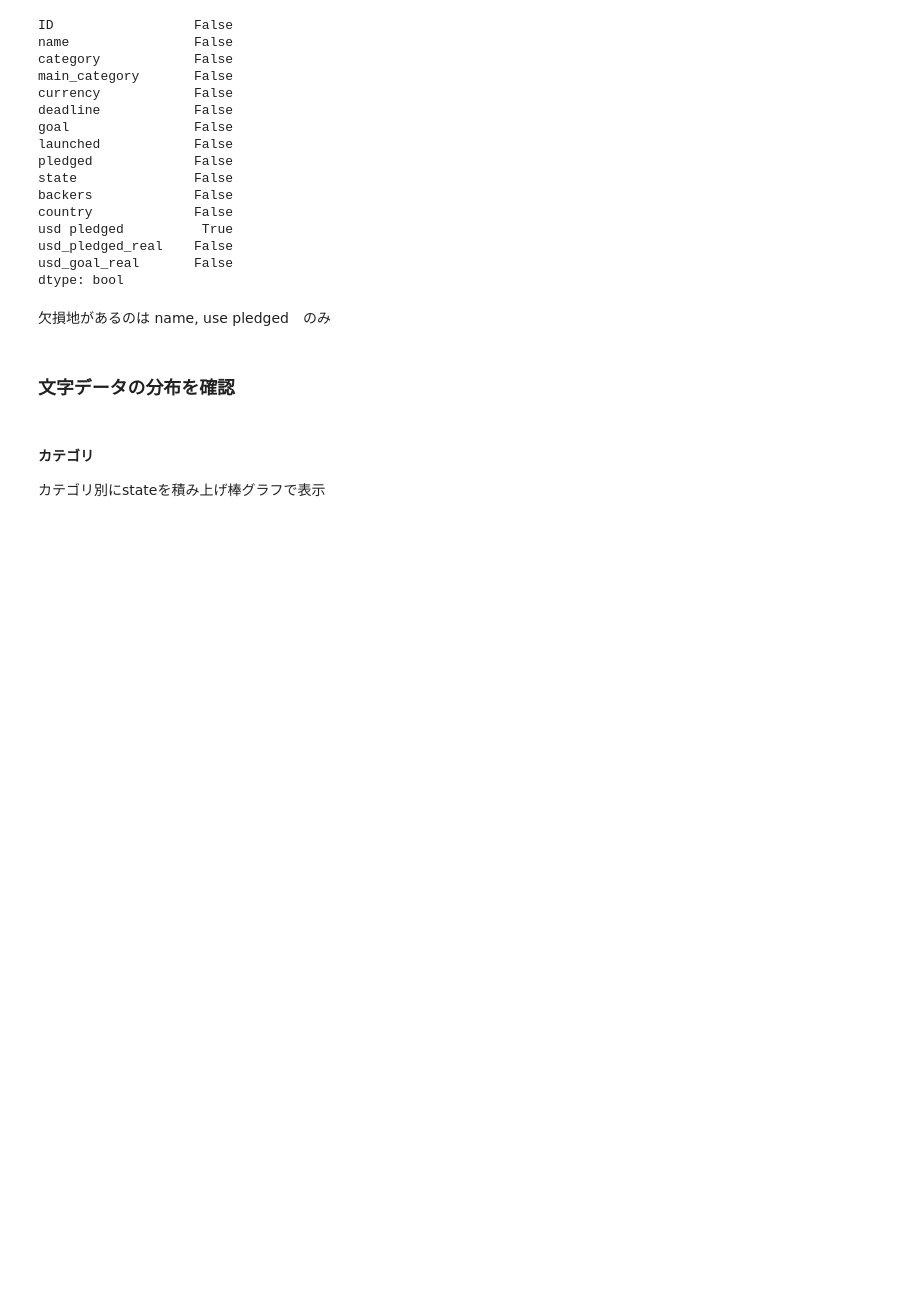
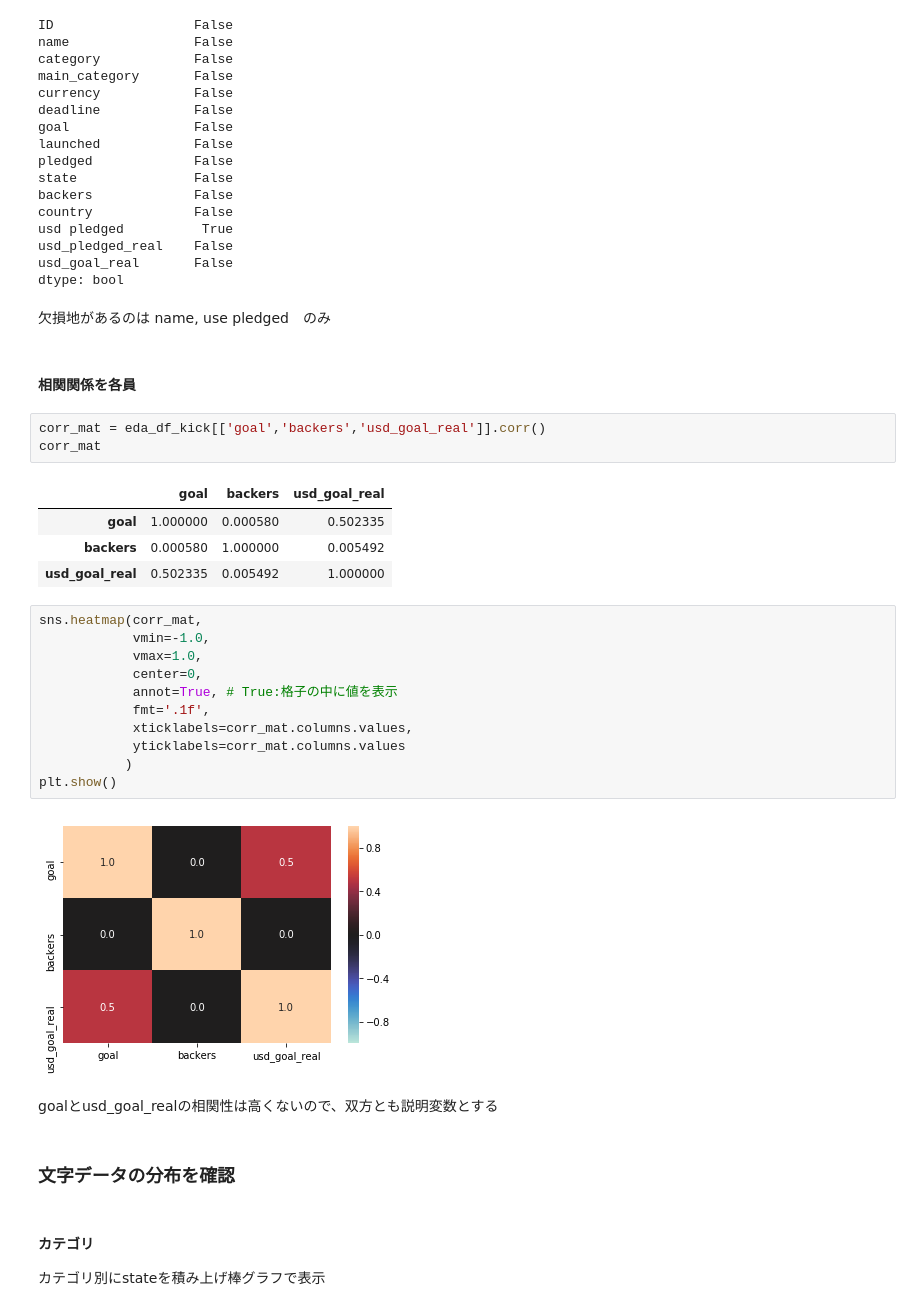
Before and after one commit to KohsakuNishida/SkillupAI_ml_online2, a Jupyter notebook: Day2_work_KohsakuNishida.ipynb, the cells around one changed output. Saved outputs shown, nothing was run; the diff lists cells and outputs as text; blank space fills up the shorter version.

```diff
--- a/Day2_work_KohsakuNishida.ipynb
+++ b/Day2_work_KohsakuNishida.ipynb
@@ -118,6 +118,31 @@ usd_goal_real       False
 dtype: bool
 # %% [markdown]
 欠損地があるのは name, use pledged　のみ
+# %% [markdown]
+#### 相関関係を各員
+# %%
+corr_mat = eda_df_kick[['goal','backers','usd_goal_real']].corr()
+corr_mat
+# %% [output]
+|  | goal | backers | usd_goal_real |
+| goal | 1.000000 | 0.000580 | 0.502335 |
+| backers | 0.000580 | 1.000000 | 0.005492 |
+| usd_goal_real | 0.502335 | 0.005492 | 1.000000 |
+# %%
+sns.heatmap(corr_mat,
+            vmin=-1.0,
+            vmax=1.0,
+            center=0,
+            annot=True, # True:格子の中に値を表示
+            fmt='.1f',
+            xticklabels=corr_mat.columns.values,
+            yticklabels=corr_mat.columns.values
+           )
+plt.show()
+# %% [output]
+[figure, added]
+# %% [markdown]
+goalとusd_goal_realの相関性は高くないので、双方とも説明変数とする
 # %% [markdown]
 ### 文字データの分布を確認
 # %% [markdown]
```
Also changed, not shown: parts of 19 cells of this notebook.
